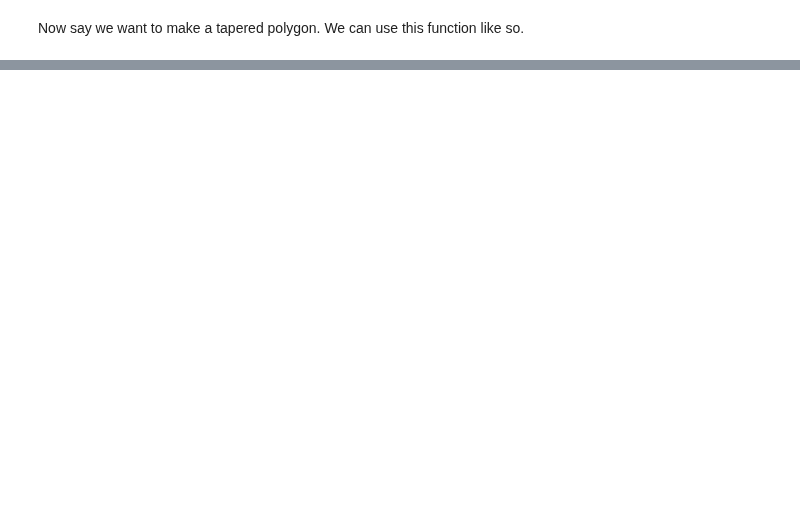
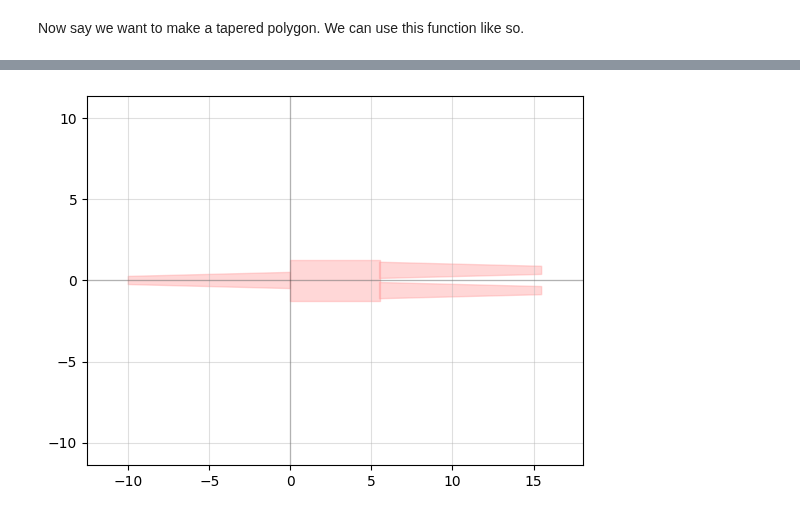
Before and after one commit to BYUCamachoLab/Photonics-Bootcamp, a Jupyter notebook: book/pages/physical_shapes.ipynb, the cells around one changed output, grey strips where cells are left out. Cells and saved outputs as stored; diff of their text form; code cells hidden in the pictures; blank space fills up the shorter version.

```diff
--- a/book/pages/physical_shapes.ipynb
+++ b/book/pages/physical_shapes.ipynb
@@ -64,0 +94,12 @@ taper.plot()
+# %%
+# Create the MMI component that we will add the other components to
+mmi = gf.Component()
+mmi.add_ref(rectangle)
+mmi.add_ref(taper, origin=(-(taper_length),0), rotation=0)
+mmi.add_ref(taper, origin=(taper_length+rectangle_length,taper_output/2+taper_gap), rotation=180)
+mmi.add_ref(taper, origin=(taper_length+rectangle_length,-(taper_output/2+taper_gap)), rotation=180)
+
+# See the result
+mmi.plot()
+# %% [output]
+[figure, added]
```
Also changed, not shown: parts of 14 cells of this notebook, 1 other file.
